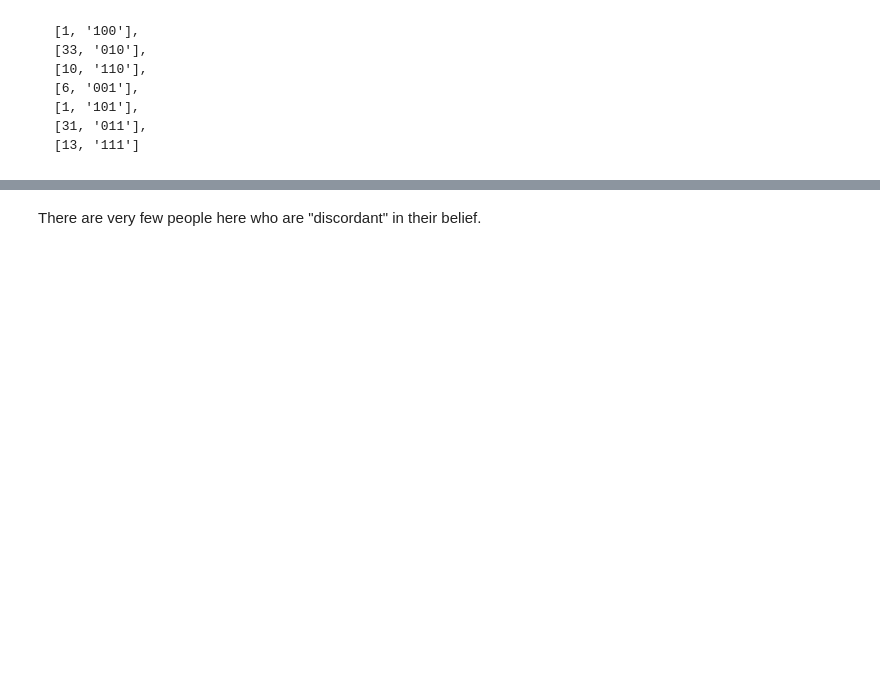
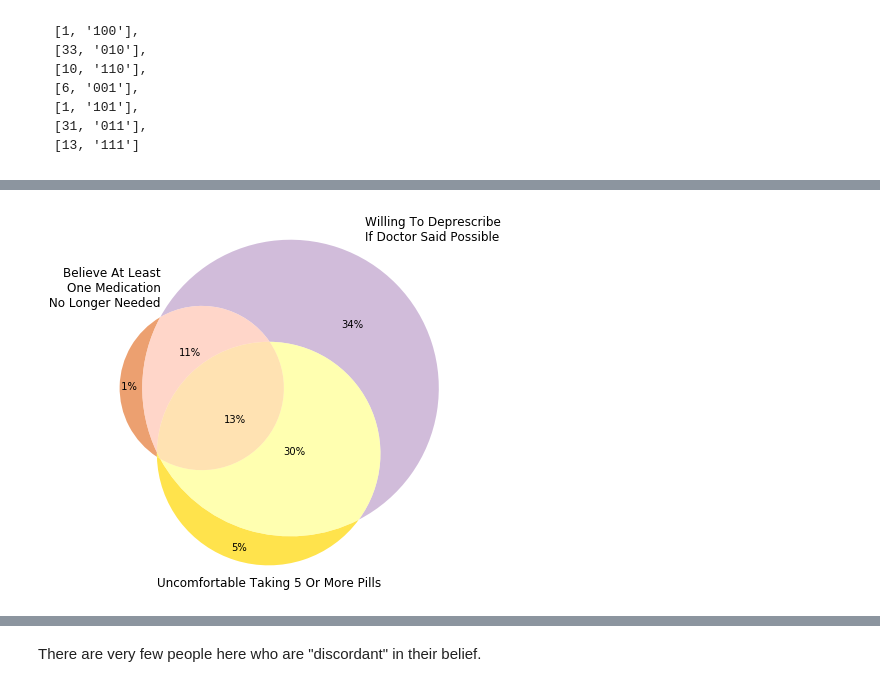
Before and after one commit to geriatricsresearch/rp3-aim3-medication-attitudes, a Jupyter notebook: scripts/4b-venn-diagrams.ipynb, the cells around one changed output, grey strips where cells are left out. Saved outputs shown, nothing was run; the diff lists cells and outputs as text; code cells hidden in the pictures; blank space fills up the shorter version.

```diff
--- a/scripts/4b-venn-diagrams.ipynb
+++ b/scripts/4b-venn-diagrams.ipynb
@@ -789,0 +932,32 @@ plt.show()
+# %%
+our_venn3_subsets_manual = [1,34,11,5,2,30,13]
+
+plt.figure(figsize=(15,15))
+
+v = venn3(subsets = our_venn3_subsets_manual,
+      set_labels = ('Believe At Least\nOne Medication\n No Longer Needed',
+                    'Willing To Deprescribe\nIf Doctor Said Possible',
+                    'Uncomfortable Taking 5 Or More Pills'),
+      set_colors =('#E47833', '#BDA0CB', 'gold'),
+      alpha = 0.7)
+
+v.get_patch_by_id('111').set_alpha(0.5)
+
+# Values to be put into plot
+our_values2 = [' 1%', '34%', '11%', '5%', '30%', ' ', '13%']
+labels = ['100', '010', '110', '001', '011', '101', '111']
+
+for k in range(0, len(labels)):
+    this_label = labels[k]
+    this_percent = str(our_values2[k])
+
+    v.get_label_by_id(this_label).set_text(this_percent)
+
+
+figure = plt.gcf() # get current figure
+figure.set_size_inches(15, 7)
+
+plt.savefig('../plots/venn-3way-svy-blank.png', bbox_inches='tight', dpi = 200)
+plt.show()
+# %% [output]
+[figure, added]
```
Also changed, not shown: parts of 40 cells of this notebook, 29 other files.
